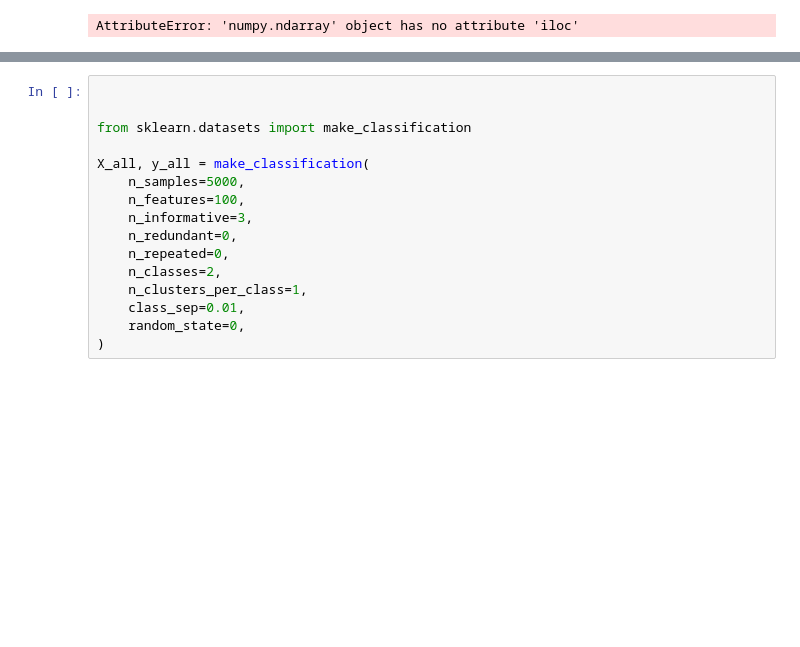
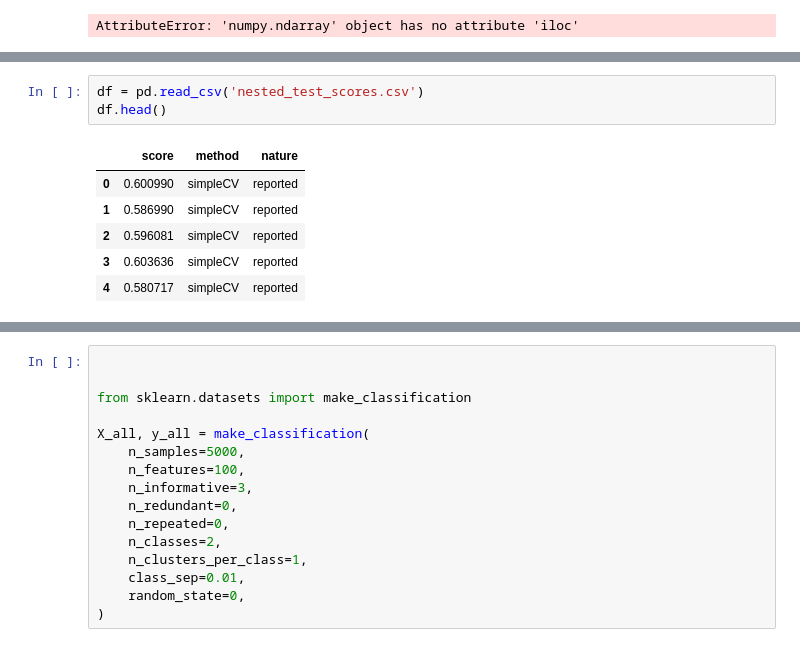
Before and after one commit to sib-swiss/intermediate-machine-learning-training, a Jupyter notebook: notebooks/04_nestedCV.ipynb, the cells around one changed output, grey strips where cells are left out. Saved outputs shown, nothing was run; the diff lists cells and outputs as text; blank space fills up the shorter version.

```diff
--- a/notebooks/04_nestedCV.ipynb
+++ b/notebooks/04_nestedCV.ipynb
@@ -193,0 +200,10 @@ AttributeError: 'numpy.ndarray' object has no attribute 'iloc'
+# %%
+df = pd.read_csv('nested_test_scores.csv')
+df.head()
+# %% [output]
+|  | score | method | nature |
+| 0 | 0.600990 | simpleCV | reported |
+| 1 | 0.586990 | simpleCV | reported |
+| 2 | 0.596081 | simpleCV | reported |
+| 3 | 0.603636 | simpleCV | reported |
+| 4 | 0.580717 | simpleCV | reported |
```
Also changed, not shown: parts of 4 cells of this notebook.
